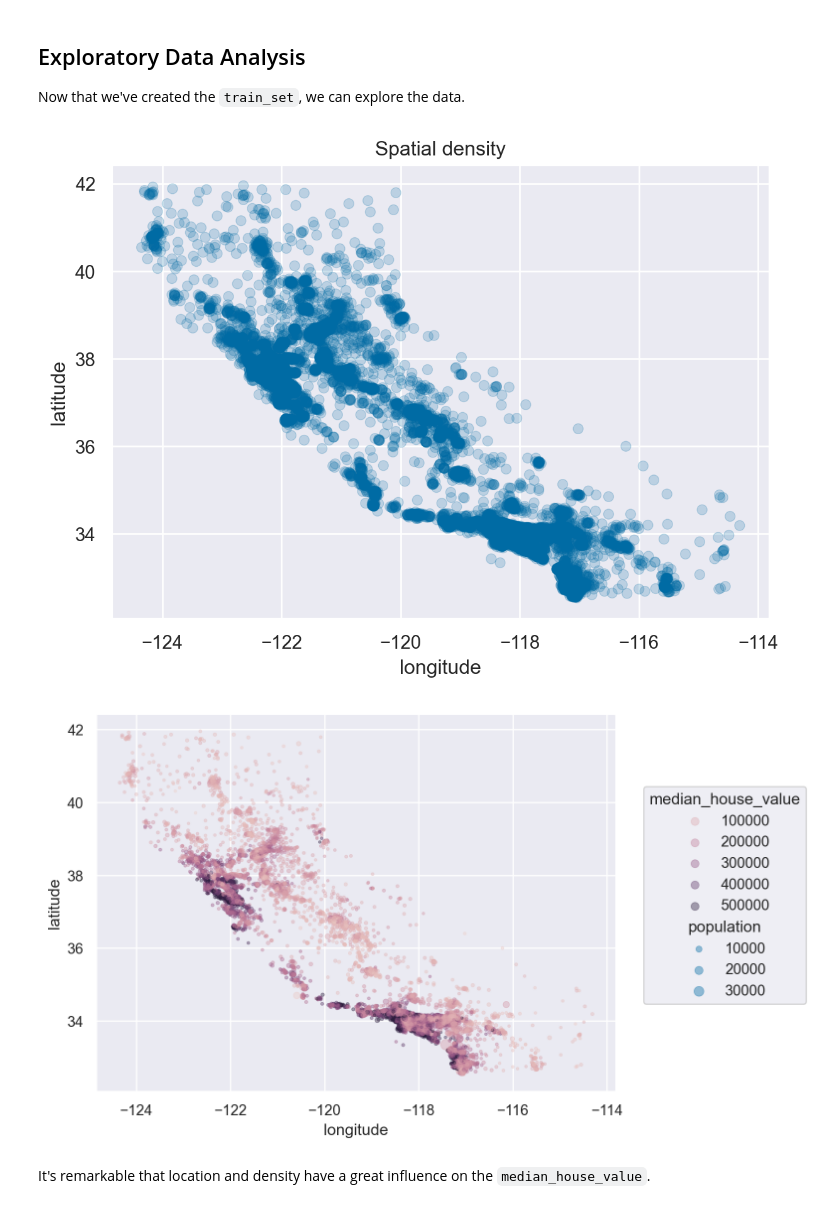
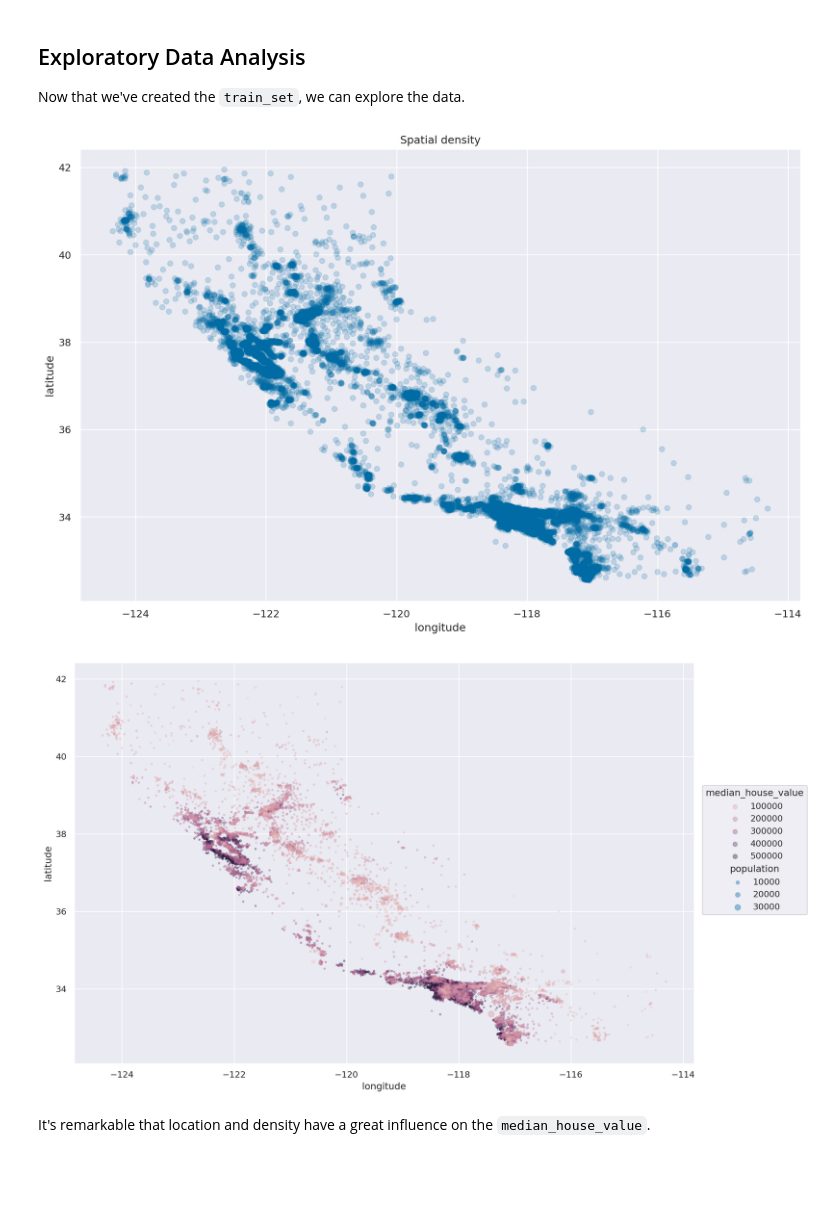
Before and after one commit to biamouras/homl_ex, a Jupyter notebook: Housing.ipynb, the cells around one changed output. Saved outputs shown, nothing was run; the diff lists cells and outputs as text; code cells hidden in the pictures; blank space fills up the shorter version.

```diff
--- a/Housing.ipynb
+++ b/Housing.ipynb
@@ -183,12 +181,13 @@ housing = strat_train_set.copy()
 # %%
 (
     so.Plot(housing, "longitude", "latitude")
     .add(so.Dot(alpha=.2))
     .label(title="Spatial density")
     .theme({**style.library["tableau-colorblind10"]})
+    .layout(size=(12,8))
 )
 # %% [output]
-[figure, old version]
+[figure, new version]
 # %%
 # including new parameters
 (
@@ -196,9 +195,10 @@ housing = strat_train_set.copy()
             color="median_house_value", pointsize="population")
     .add(so.Dot(alpha=.4))
     .theme({**style.library["tableau-colorblind10"]})
+    .layout(size=(12,8))
 )
 # %% [output]
-[figure, old version]
+[figure, new version]
 # %% [markdown]
 It's remarkable that location and density have a great influence on the `median_house_value`.
 # %% [markdown]
```
Also changed, not shown: parts of 25 cells of this notebook.
